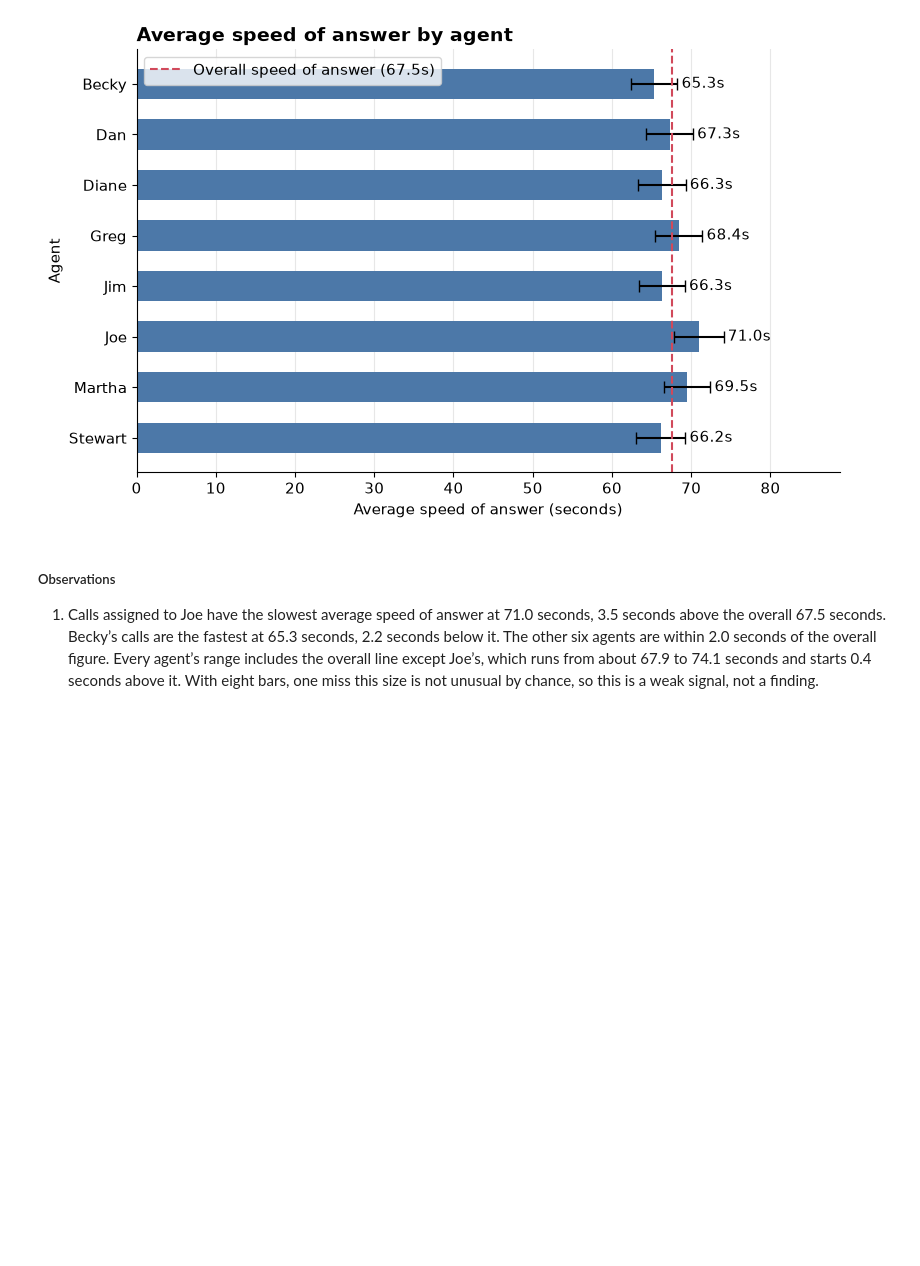
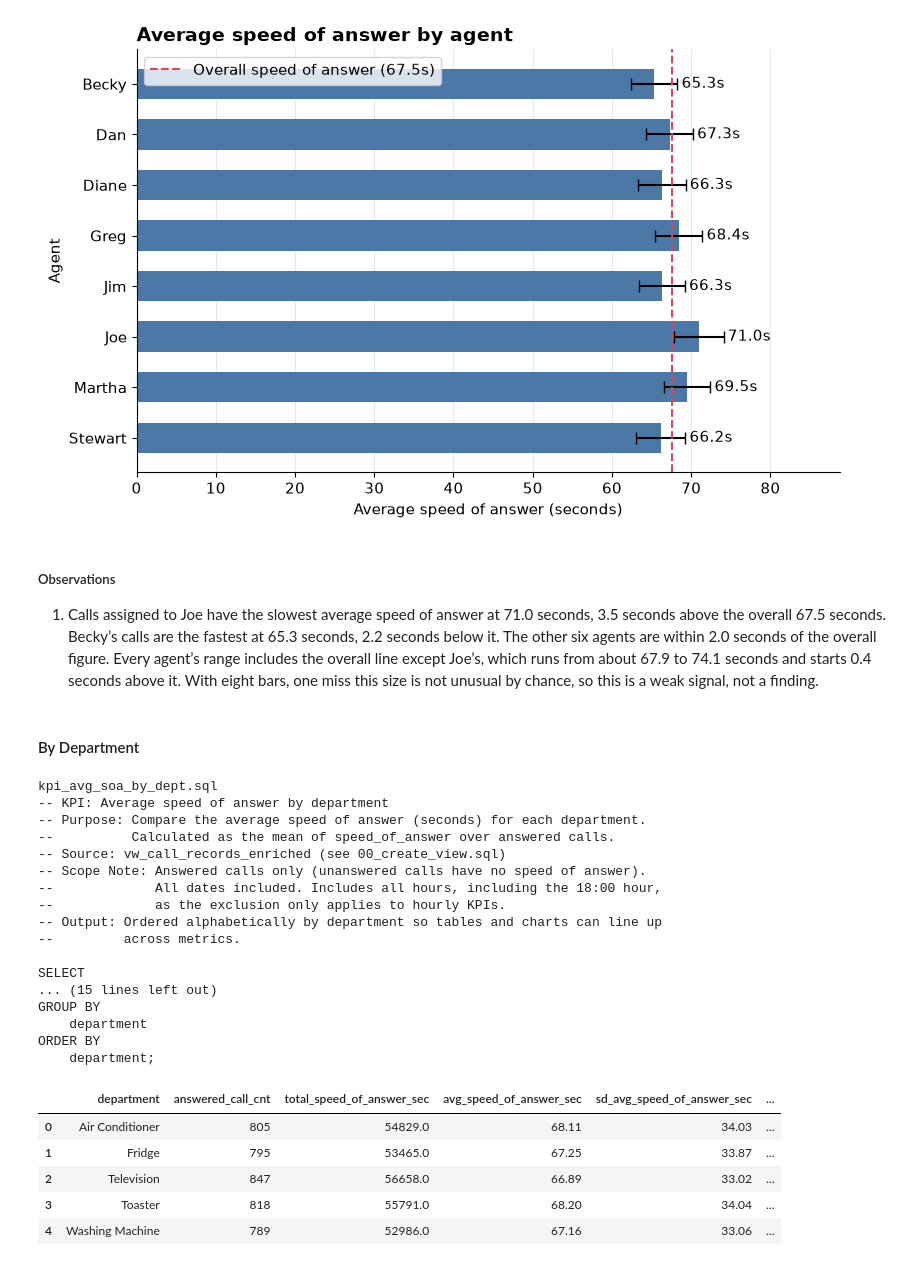
Before and after one commit to Ashish-Krishna-K/call-center-staffing-analytics, a Jupyter notebook: notebooks/03_kpi_analysis.ipynb, the cells around one changed output. Cells and saved outputs as stored; diff of their text form; code cells hidden in the pictures; blank space fills up the shorter version.

```diff
--- a/notebooks/03_kpi_analysis.ipynb
+++ b/notebooks/03_kpi_analysis.ipynb
@@ -1191,3 +1191,41 @@ plt.show()
 ##### Observations
 
 1. Calls assigned to Joe have the slowest average speed of answer at 71.0 seconds, 3.5 seconds above the overall 67.5 seconds. Becky’s calls are the fastest at 65.3 seconds, 2.2 seconds below it. The other six agents are within 2.0 seconds of the overall figure. Every agent’s range includes the overall line except Joe’s, which runs from about 67.9 to 74.1 seconds and starts 0.4 seconds above it. With eight bars, one miss this size is not unusual by chance, so this is a weak signal, not a finding.
+# %% [markdown]
+#### By Department
+# %%
+filename = sql_results["avg_soa_dept"]["filename"]
+sql_query = sql_results["avg_soa_dept"]["sql_query"]
+df = sql_results["avg_soa_dept"]["dataframe"]
+overall_mean = (df["avg_speed_of_answer_sec"] * df["answered_call_cnt"]).sum() / df["answered_call_cnt"].sum()
+se = df["sd_avg_speed_of_answer_sec"] / df["answered_call_cnt"] ** 0.5
+assert not se.isna().any()
+print(filename)
+print(sql_query)
+display(
+    df.assign(diff_from_overall_sec=(df["avg_speed_of_answer_sec"] - overall_mean).round(2))
+)
+# %% [output]
+kpi_avg_soa_by_dept.sql
+-- KPI: Average speed of answer by department
+-- Purpose: Compare the average speed of answer (seconds) for each department.
+--          Calculated as the mean of speed_of_answer over answered calls.
+-- Source: vw_call_records_enriched (see 00_create_view.sql)
+-- Scope Note: Answered calls only (unanswered calls have no speed of answer).
+--             All dates included. Includes all hours, including the 18:00 hour,
+--             as the exclusion only applies to hourly KPIs.
+-- Output: Ordered alphabetically by department so tables and charts can line up
+--         across metrics.
+
+SELECT
+... (15 lines left out)
+GROUP BY
+    department
+ORDER BY
+    department;
+|  | department | answered_call_cnt | total_speed_of_answer_sec | avg_speed_of_answer_sec | sd_avg_speed_of_answer_sec | ... |
+| 0 | Air Conditioner | 805 | 54829.0 | 68.11 | 34.03 | ... |
+| 1 | Fridge | 795 | 53465.0 | 67.25 | 33.87 | ... |
+| 2 | Television | 847 | 56658.0 | 66.89 | 33.02 | ... |
+| 3 | Toaster | 818 | 55791.0 | 68.20 | 34.04 | ... |
+| 4 | Washing Machine | 789 | 52986.0 | 67.16 | 33.06 | ... |
```
Also changed, not shown: parts of 2 cells of this notebook.
